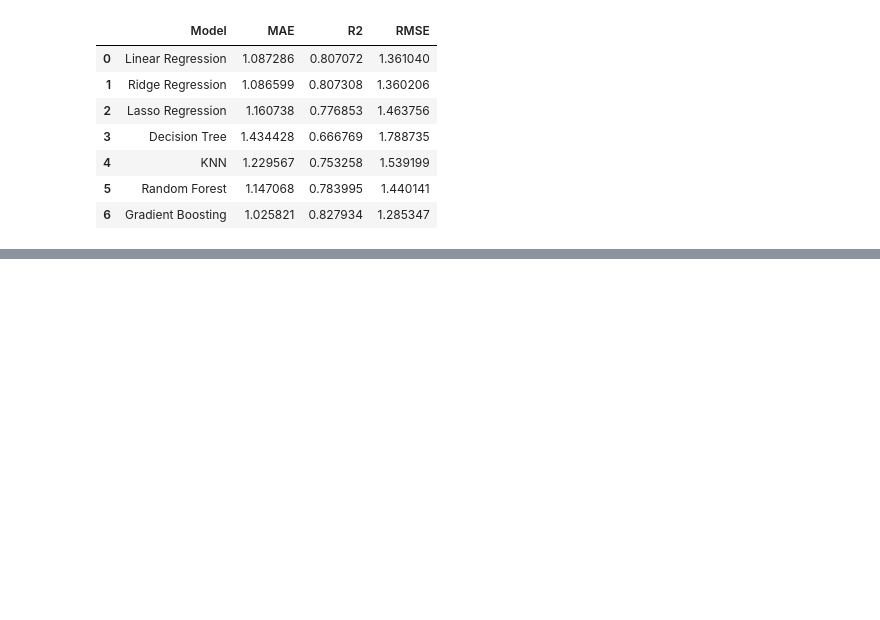
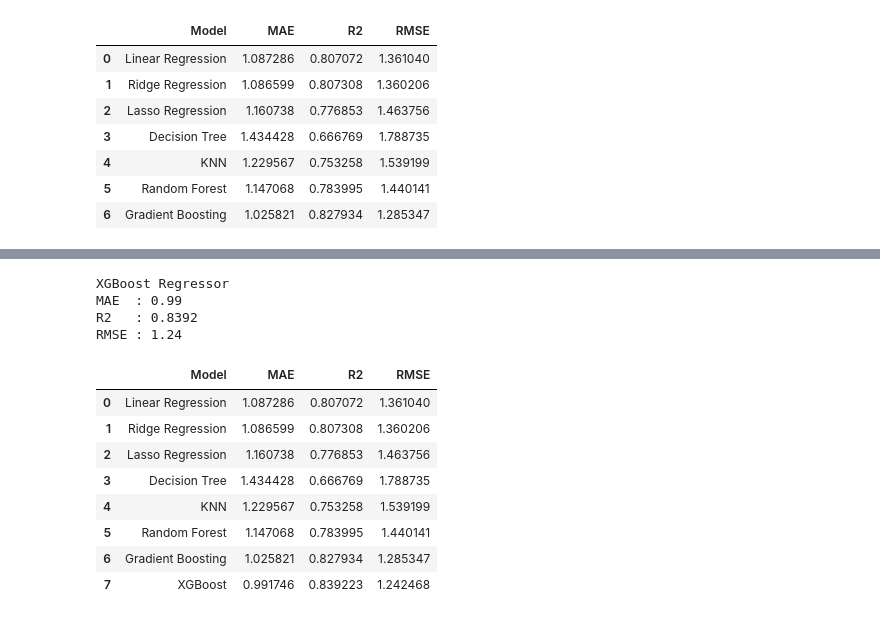
Before and after one commit to pavansaividadala/IPL-Auction-Price-Prediction, a Jupyter notebook: Perfect_Model_Building.ipynb, the cells around one changed output, grey strips where cells are left out. Saved outputs shown, nothing was run; the diff lists cells and outputs as text; code cells hidden in the pictures; blank space fills up the shorter version.

Commit message:
completed XGBoost_Regressor model

```diff
--- a/Perfect_Model_Building.ipynb
+++ b/Perfect_Model_Building.ipynb
@@ -450,0 +456,14 @@ results
+# %%
+xgb_model = Pipeline(steps=[
+    ("preprocessor", preprocessor),
+    ("regressor", XGBRegressor(
+        n_estimators=300,
+        learning_rate=0.05,
+        max_depth=4,
+        subsample=0.8,
+        colsample_bytree=0.8,
+        random_state=42
+    )),
+])
+
+xgb_model.fit(X_train, y_train)
@@ -450,0 +488,29 @@ results
+# %%
+y_pred = xgb_model.predict(X_test)
+
+mae = mean_absolute_error(y_test, y_pred)
+r2 = r2_score(y_test, y_pred)
+rmse = np.sqrt(mean_squared_error(y_test, y_pred))
+
+print("XGBoost Regressor")
+print(f"MAE  : {mae:.2f}")
+print(f"R2   : {r2:.4f}")
+print(f"RMSE : {rmse:.2f}")
+# %% [output]
+XGBoost Regressor
+MAE  : 0.99
+R2   : 0.8392
+RMSE : 1.24
+# %%
+results.loc[len(results)] = ["XGBoost", mae, r2, rmse]
+results
+# %% [output]
+|  | Model | MAE | R2 | RMSE |
+| 0 | Linear Regression | 1.087286 | 0.807072 | 1.361040 |
+| 1 | Ridge Regression | 1.086599 | 0.807308 | 1.360206 |
+| 2 | Lasso Regression | 1.160738 | 0.776853 | 1.463756 |
+| 3 | Decision Tree | 1.434428 | 0.666769 | 1.788735 |
+| 4 | KNN | 1.229567 | 0.753258 | 1.539199 |
+| 5 | Random Forest | 1.147068 | 0.783995 | 1.440141 |
+| 6 | Gradient Boosting | 1.025821 | 0.827934 | 1.285347 |
+| 7 | XGBoost | 0.991746 | 0.839223 | 1.242468 |
```
Also changed, not shown: parts of 3 cells of this notebook.
